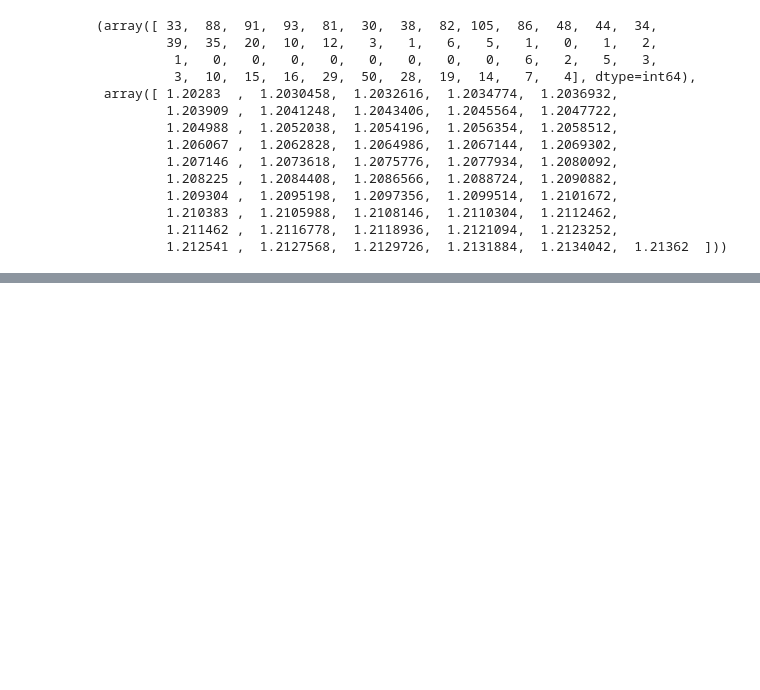
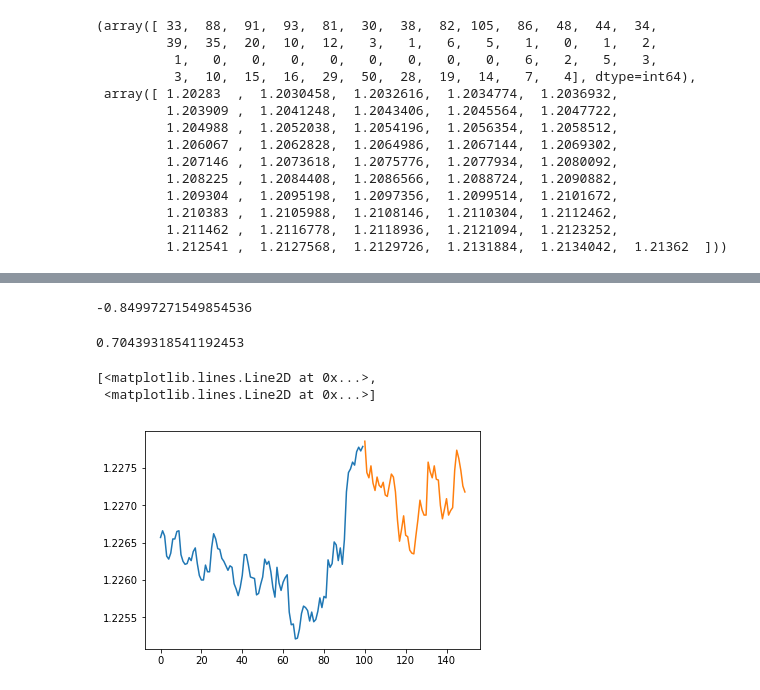
Before and after one commit to CryptoQuantic/AI-Jupyter_Notebooks, a Jupyter notebook: Generative-Algo-Workflow.ipynb, the cells around one changed output, grey strips where cells are left out. Saved outputs shown, nothing was run; the diff lists cells and outputs as text; code cells hidden in the pictures; blank space fills up the shorter version.

```diff
--- a/Generative-Algo-Workflow.ipynb
+++ b/Generative-Algo-Workflow.ipynb
@@ -225,0 +242,22 @@ resistance.shape
+# %%
+c[0,1]
+# %% [output]
+-0.84997271549854536
+# %%
+a = X_test[209,:]
+b = y_test[209,:]
+c = []
+for j in range(0,75):
+    corrcoeffj =np.corrcoef(X_train[j,:],a)
+    c.append(corrcoeffj[0,1])
+# %%
+kmax = np.argmax(c)
+c[kmax]
+# %% [output]
+0.70439318541192453
+# %%
+plt.plot(xx1,a,range(100,150),b[0:50])
+# %% [output]
+[<matplotlib.lines.Line2D at 0x...>,
+ <matplotlib.lines.Line2D at 0x...>]
+[figure, added]
```
Also changed, not shown: parts of 24 cells of this notebook, 1 other file.
